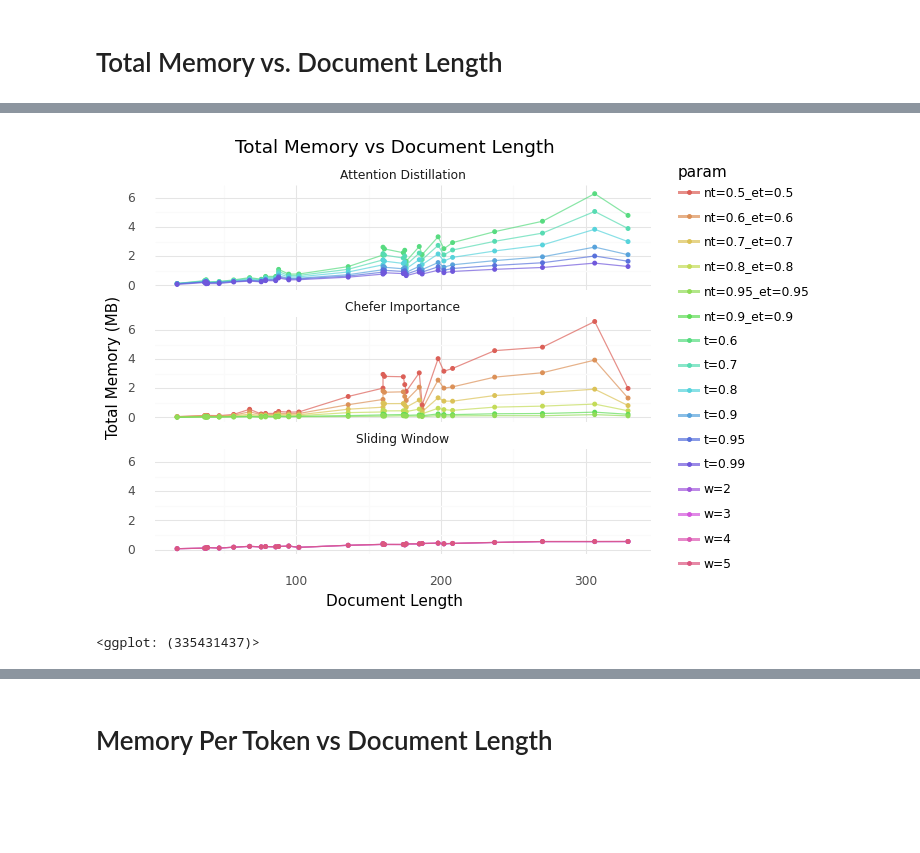
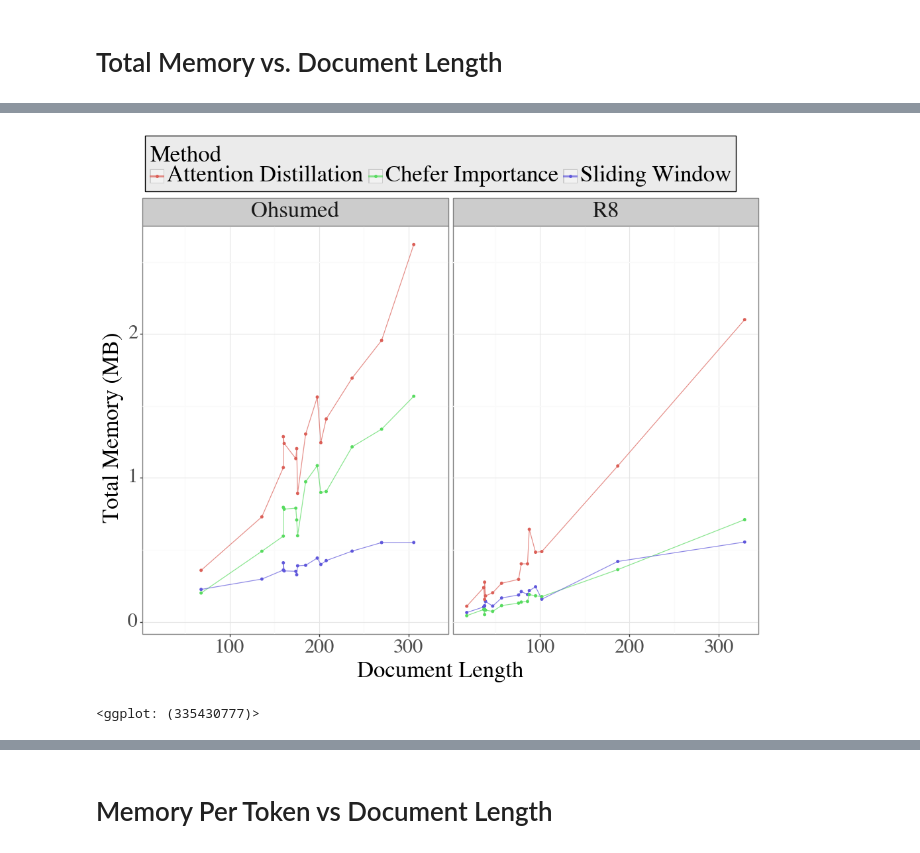
Before and after one commit to citoplasme/Chefer_Graphs, a Jupyter notebook: analyses/memory/visual_analysis.ipynb, the cells around one changed output, grey strips where cells are left out. Cells and saved outputs as stored; diff of their text form; code cells hidden in the pictures; blank space fills up the shorter version.

Commit message:
Memory analysis script (draft)

```diff
--- a/analyses/memory/visual_analysis.ipynb
+++ b/analyses/memory/visual_analysis.ipynb
@@ -7 +13,17 @@ import plotnine as p9
+# %%
+sliding_windows_df = pd.read_csv('./statistics/sliding_windows.csv')
+attention_distillation_df = pd.read_csv('./statistics/attention_distillation.csv')
+chefer_importance_df = pd.read_csv('./statistics/chefer_importance.csv')
+# %%
+sliding_windows_df['method'] = 'Sliding Window'
+sliding_windows_df['param'] = 'w=' + sliding_windows_df['window_size'].astype(str)
+#
+attention_distillation_df['method'] = 'Attention Distillation'
+attention_distillation_df['param'] = 't=' + attention_distillation_df['threshold'].astype(str)
+#
+chefer_importance_df['method'] = 'Chefer Importance'
+chefer_importance_df['param'] = ('nt=' + chefer_importance_df['node_threshold'].astype(str) + '_et=' + chefer_importance_df['edge_threshold'].astype(str))
+# %%
+common_columns = ['dataset', 'split', 'index','document_length', 'token_count','node_count', 'node_embedding_dimension','edge_count', 'edge_embedding_dimension','method', 'param']
+df = pd.concat([sliding_windows_df[common_columns], attention_distillation_df[common_columns], chefer_importance_df[common_columns]], ignore_index = True)
 # %%
@@ -111,8 +41,2 @@ dtype: int64
-# %%
-df = pd.concat([
-  df[df['param'].isin([f'nt={x}_et={x}' for x in [0.5, 0.6, 0.7, 0.8, 0.9, 0.95]])],
-  df[df['param'].isin([f't={x}' for x in [0.6, 0.7, 0.8, 0.9, 0.95, 0.99]])],
-  df[df['param'].isin([f'w={x}' for x in [2, 3, 4, 5]])],
-])
 # %% [markdown]
 # Total Memory vs. Document Length
@@ -164,17 +42,0 @@ df = pd.concat([
-# %%
-(
-    ggplot(df, aes(x="document_length", y="total_MB",
-                   color="param"))
-    + geom_line(alpha=0.7)
-    + geom_point(size=1)
-    + facet_wrap(facets = '~ method', ncol = 1)
-    + labs(
-        title="Total Memory vs Document Length",
-        x="Document Length",
-        y="Total Memory (MB)"
-    )
-    + theme_minimal()
-)
-# %% [output]
-[figure, removed]
-<ggplot: (335431437)>
@@ -180,0 +45,26 @@ df = pd.concat([
+# %%
+p9.ggplot(
+    df[df['param'].isin(['w=3','t=0.9','nt=0.7_et=0.8'])],
+    p9.aes(x = 'document_length', y = 'total_mega_bytes', color = 'method')
+  ) + \
+    p9.geom_line(alpha = 0.7) + \
+    p9.geom_point(size = 1) + \
+    p9.xlab('Document Length') + \
+    p9.ylab('Total Memory (MB)') + \
+    p9.labs(color = 'Method') + \
+    p9.facet_wrap(facets = '~ dataset', ncol = 2) + \
+    p9.theme_bw() + \
+    p9.scale_fill_manual(values = ['#ef8a62', '#67a9cf', '#ffd760', '#f7f7f7']) + \
+    p9.theme(
+      legend_position = 'top',
+      legend_background = p9.element_rect(color = '#000000', fill = '#ebebeb'),
+      legend_box_margin = 0,
+      figure_size = (12, 8),
+      text = p9.element_text(size = 25, family = 'serif'),
+      axis_text = p9.element_text(size = 22),
+      axis_title = p9.element_text(weight = 'bold'),
+      legend_title = p9.element_text(weight = 'bold'),
+    )
+# %% [output]
+[figure, added]
+<ggplot: (335430777)>
```
Also changed, not shown: parts of 33 cells of this notebook, 1 other file.
